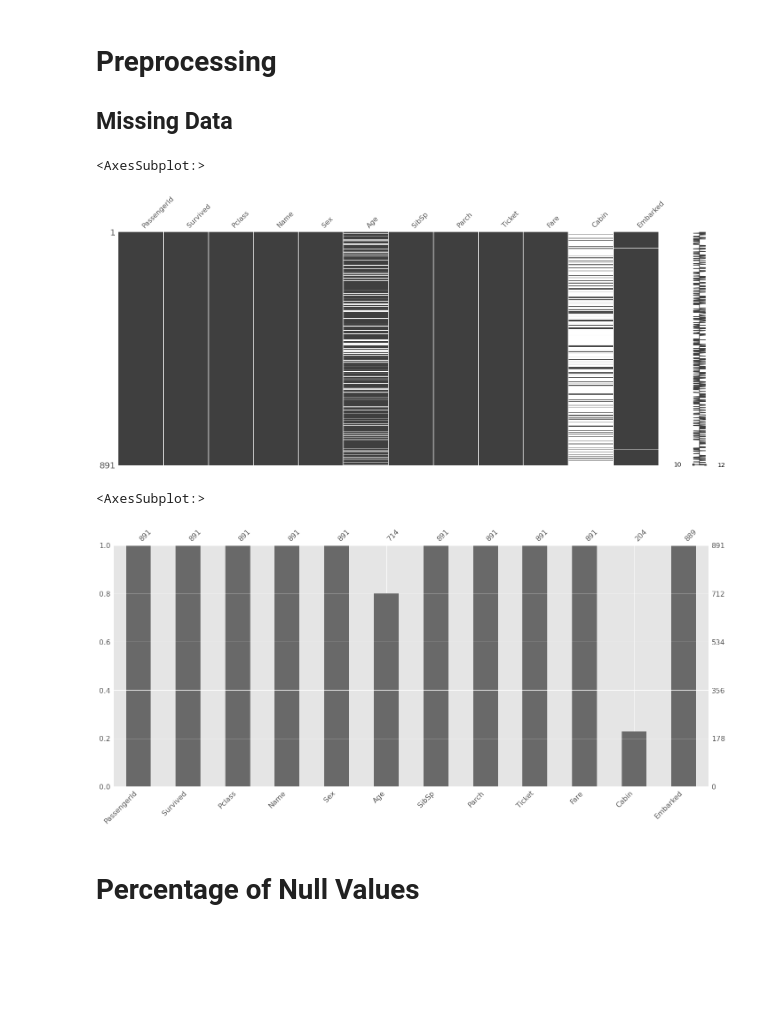
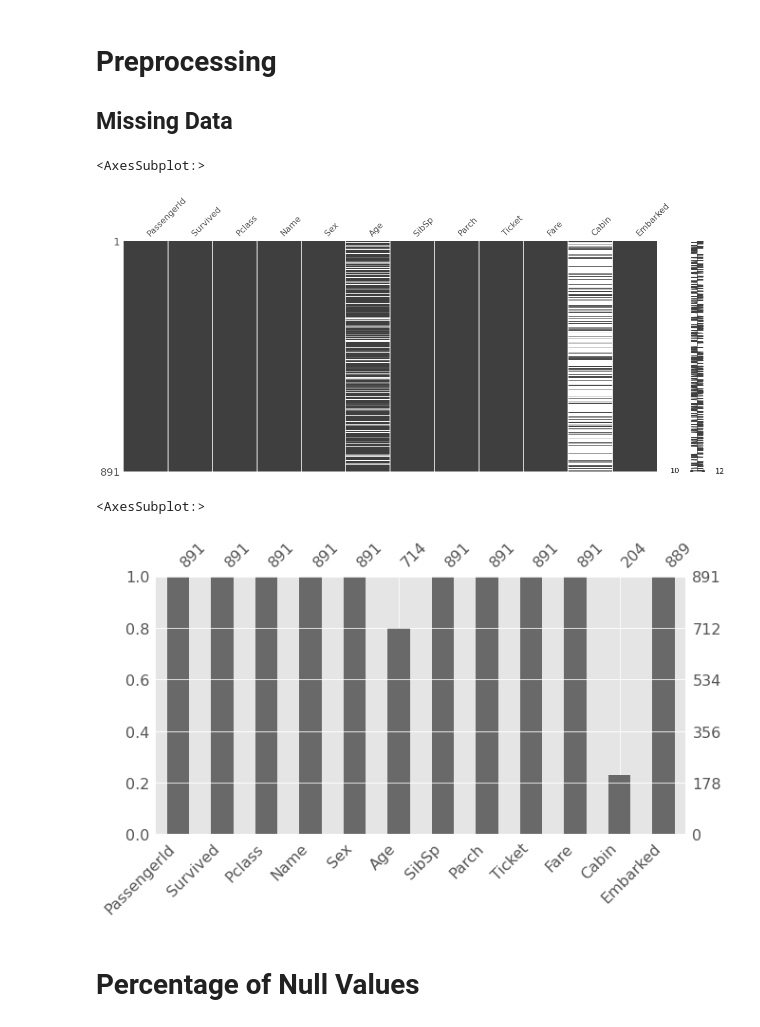
Before and after one commit to melling/ml-kaggle-titanic, a Jupyter notebook: titanic-eda01-biased-outliers.ipynb, the cells around one changed output. Cells and saved outputs as stored; diff of their text form; code cells hidden in the pictures; blank space fills up the shorter version.

```diff
--- a/titanic-eda01-biased-outliers.ipynb
+++ b/titanic-eda01-biased-outliers.ipynb
@@ -121,13 +128,21 @@ plt.rcParams["figure.figsize"] = (12, 8) # Default figure size
 
 Create a library of reusable functions.
 # %%
-def read_data(path):
+def read_data(path, show_info=True):
     data_dir = Path(path)
 
     train = pd.read_csv(data_dir / "train.csv")
     test = pd.read_csv(data_dir / "test.csv")
     submission_df = pd.read_csv(data_dir / "gender_submission.csv")
 
-    print(f"train data: Rows={train.shape[0]}, Columns={train.shape[1]}")
-    print(f"test data : Rows={test.shape[0]}, Columns={test.shape[1]}")
+    if show_info:
+        print(f"train data: Rows={train.shape[0]}, Columns={train.shape[1]}")
+        print(f"test data : Rows={test.shape[0]}, Columns={test.shape[1]}")
+
+        print("\n=== Train Data ===\n")
+        display(train.head())
+        print("\n=== Train Columns ===\n")
+        display(train.columns)
+        print("\n=== Features ===\n")
+        eval_features(train)
     return train, test, submission_df
@@ -160,15 +239,15 @@ Index(['PassengerId', 'Survived', 'Pclass', 'Name', 'Sex', 'Age', 'SibSp',
 
 ## Missing Data
 # %%
-msno.matrix(train)
+msno.matrix(train, figsize=(20, 8))
 # %% [output]
 <AxesSubplot:>
-[figure, old version]
+[figure, new version]
 # %%
-msno.bar(train)
+msno.bar(train,figsize=(10, 5))
 # %% [output]
 <AxesSubplot:>
-[figure, old version]
+[figure, new version]
 # %% [markdown]
 # Percentage of Null Values
 # %%
```
Also changed, not shown: parts of 8 cells of this notebook.
